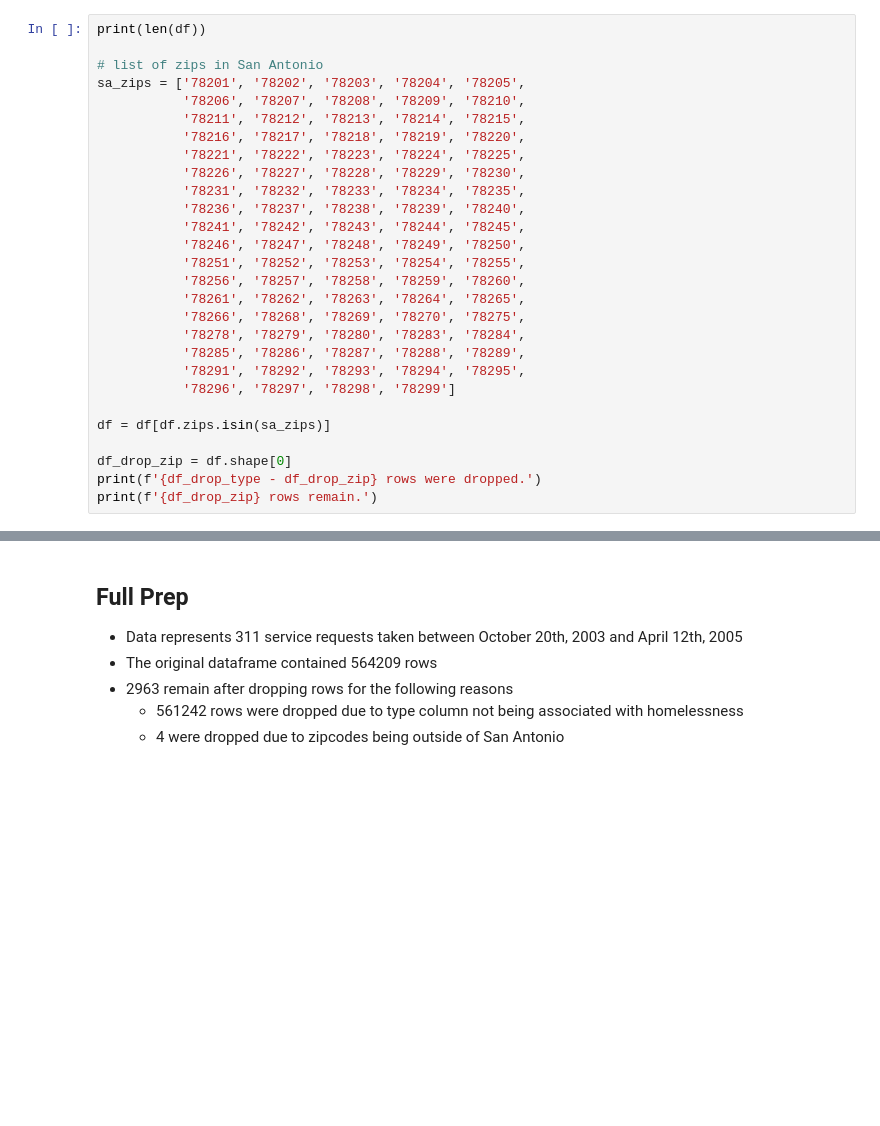
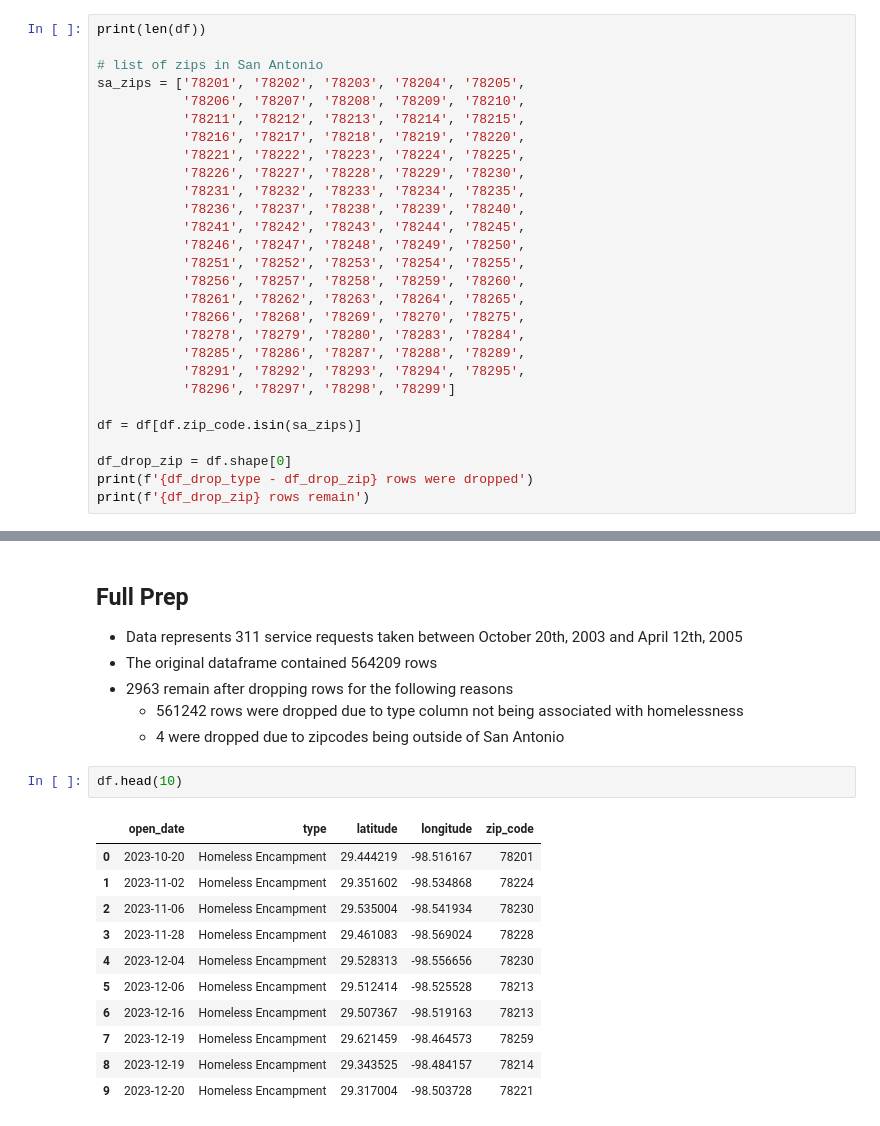
Before and after one commit to Johndsalas/haven_for_hope_evictions_project, a Jupyter notebook: requests_prep_notebook.ipynb, the cells around one changed output, grey strips where cells are left out. Cells and saved outputs as stored; diff of their text form; blank space fills up the shorter version.

```diff
--- a/requests_prep.ipynb
+++ b/requests_prep_notebook.ipynb
@@ -188,10 +191,10 @@ sa_zips = ['78201', '78202', '78203', '78204', '78205',
            '78291', '78292', '78293', '78294', '78295',
            '78296', '78297', '78298', '78299']
 
-df = df[df.zips.isin(sa_zips)]
+df = df[df.zip_code.isin(sa_zips)]
 
 df_drop_zip = df.shape[0]
-print(f'{df_drop_type - df_drop_zip} rows were dropped.')
-print(f'{df_drop_zip} rows remain.')
+print(f'{df_drop_type - df_drop_zip} rows were dropped')
+print(f'{df_drop_zip} rows remain')
 # %% [output]
 2967
@@ -242,6 +246,20 @@ Dataframe contains data from 2023-10-20 00:00:00 to 2025-04-12 00:00:00
 * 2963 remain after dropping rows for the following reasons
     * 561242 rows were dropped due to type column not being associated with homelessness
     * 4 were dropped due to zipcodes being outside of San Antonio
+# %%
+df.head(10)
+# %% [output]
+|  | open_date | type | latitude | longitude | zip_code |
+| 0 | 2023-10-20 | Homeless Encampment | 29.444219 | -98.516167 | 78201 |
+| 1 | 2023-11-02 | Homeless Encampment | 29.351602 | -98.534868 | 78224 |
+| 2 | 2023-11-06 | Homeless Encampment | 29.535004 | -98.541934 | 78230 |
+| 3 | 2023-11-28 | Homeless Encampment | 29.461083 | -98.569024 | 78228 |
+| 4 | 2023-12-04 | Homeless Encampment | 29.528313 | -98.556656 | 78230 |
+| 5 | 2023-12-06 | Homeless Encampment | 29.512414 | -98.525528 | 78213 |
+| 6 | 2023-12-16 | Homeless Encampment | 29.507367 | -98.519163 | 78213 |
+| 7 | 2023-12-19 | Homeless Encampment | 29.621459 | -98.464573 | 78259 |
+| 8 | 2023-12-19 | Homeless Encampment | 29.343525 | -98.484157 | 78214 |
+| 9 | 2023-12-20 | Homeless Encampment | 29.317004 | -98.503728 | 78221 |
 # %%
 def get_preped_311_data():
     '''Prepare 311 data for project'''
```
Also changed, not shown: parts of 13 cells of this notebook, 8 other files.
